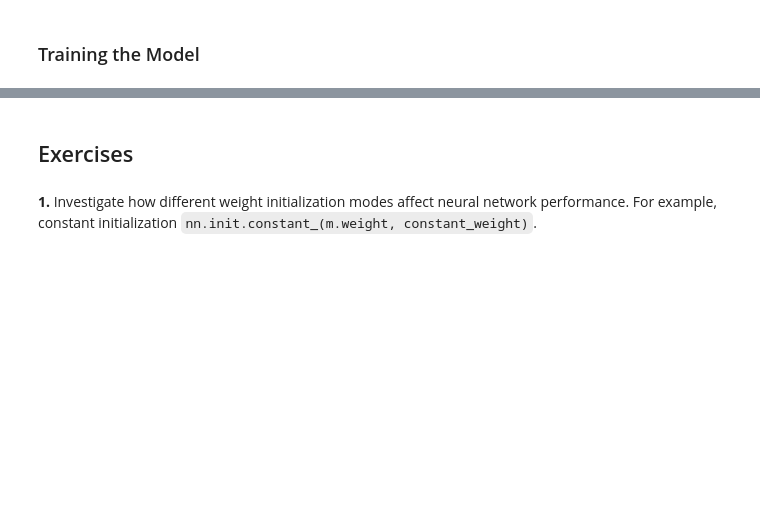
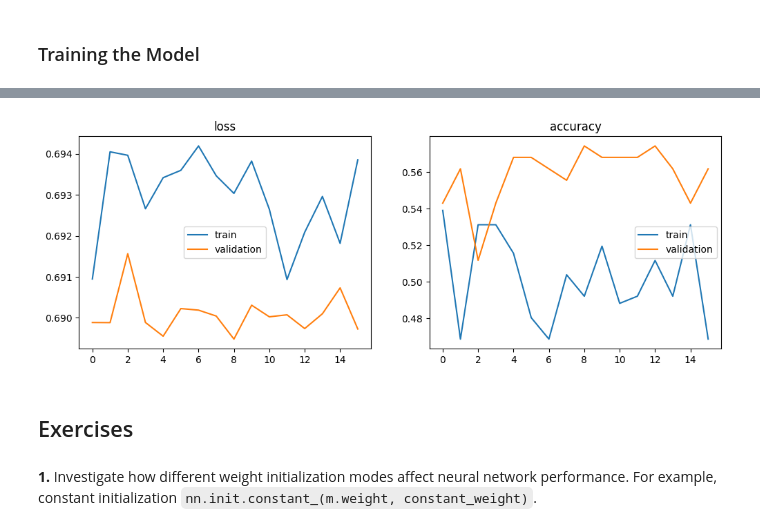
Before and after one commit to MVRonkin/DLCVCourseEn, a Jupyter notebook: WS/WS6_Tricks_In_Train_EN.ipynb, the cells around one changed output, grey strips where cells are left out. Cells and saved outputs as stored; diff of their text form; code cells hidden in the pictures; blank space fills up the shorter version.

```diff
--- a/WS/WS6_Tricks_In_Train_EN.ipynb
+++ b/WS/WS6_Tricks_In_Train_EN.ipynb
@@ -491,5 +520,5 @@ Sometimes the [`label_smoothing`](https://paperswithcode.com/method/label-smooth
 # %%
-model = timm.create_model('mobilevitv2_050',
+model = timm.create_model('mvitv2_tiny',
                           pretrained=True,
                           num_classes=len(traindata.classes),
                           in_chans=3)
@@ -553,17 +582,18 @@ trainable p: 514 all p: 1114107
 EPOCH = 30
 # %%
 trainable_parameters = filter(lambda p: p.requires_grad, model.parameters())
+
 optimizer = timm.optim.create_optimizer_v2(
     trainable_parameters,
 opt='adamw',
-    lr=1e-3,
-    weight_decay=0.001
+    lr=3e-4,
+    weight_decay=0.0001
 )
 scheduler, _ = timm.scheduler.create_scheduler_v2(
     optimizer,
     sched='cosine',
     num_epochs=EPOCH,
     warmup_epochs=2,
-    min_lr=1e-4
+    min_lr=1e-5
 )
 # %%
@@ -648,3 +662,19 @@ Early stopping at epoch 8. Best: 0.818056 at epoch 1
+# %%
+def plot_results(history):
+    fig,axs = plt.subplots(1,2,figsize = (12,4))
+    axs[0].plot(history['train_loss'], label = 'train')
+    axs[0].plot(history['val_loss'], label = 'validation')
+    axs[0].set_title('loss')
+    axs[0].legend()
+    axs[1].plot(history['train_acc'], label = 'train')
+    axs[1].plot( history['val_acc'], label = 'validation')
+    axs[1].set_title('accuracy')
+    axs[1].legend()
+    plt.show()
+
+plot_results(history )
+# %% [output]
+[figure, added]
 # %% [markdown]
 ## Exercises
 # %% [markdown]
```
Also changed, not shown: parts of 13 cells of this notebook, 2 other files.
